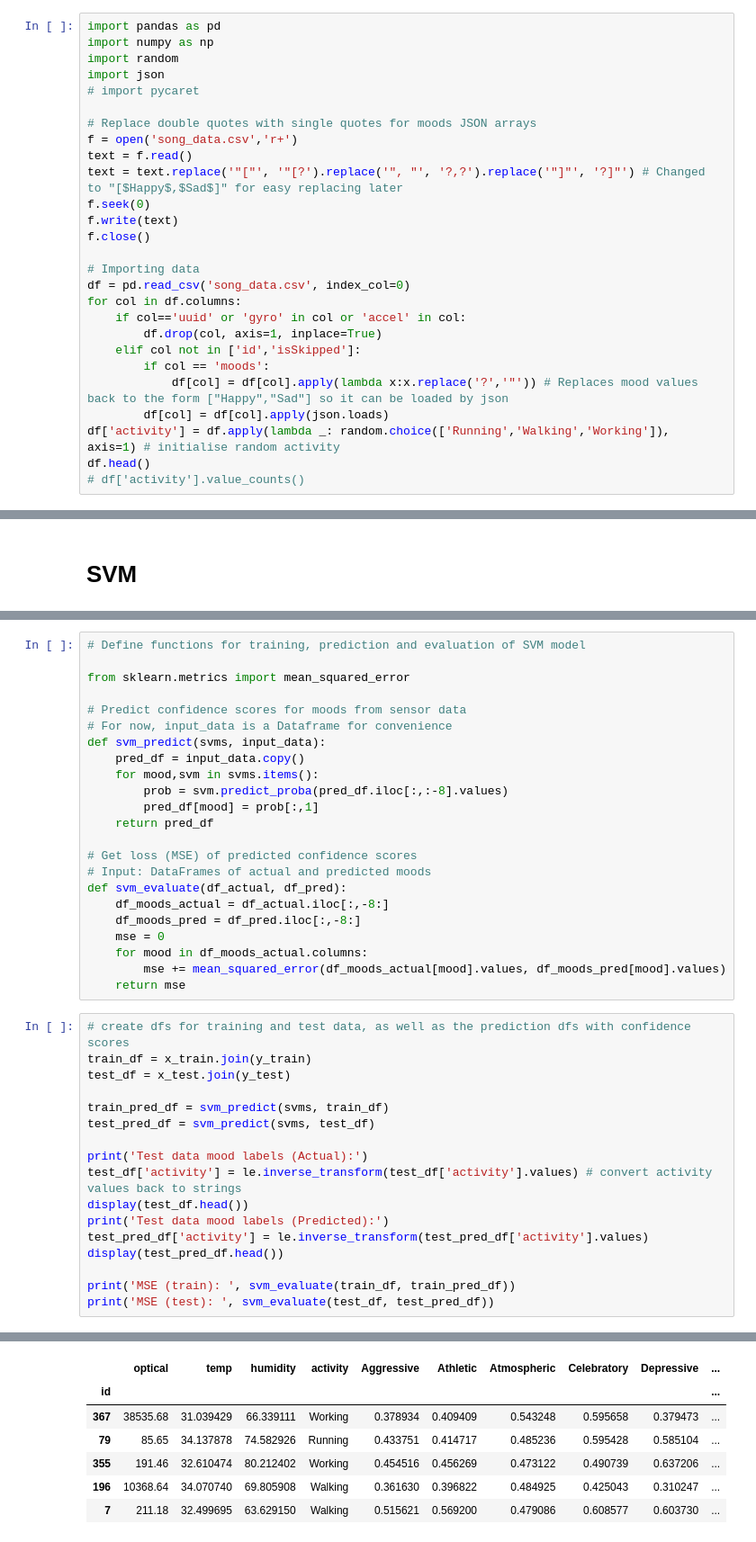
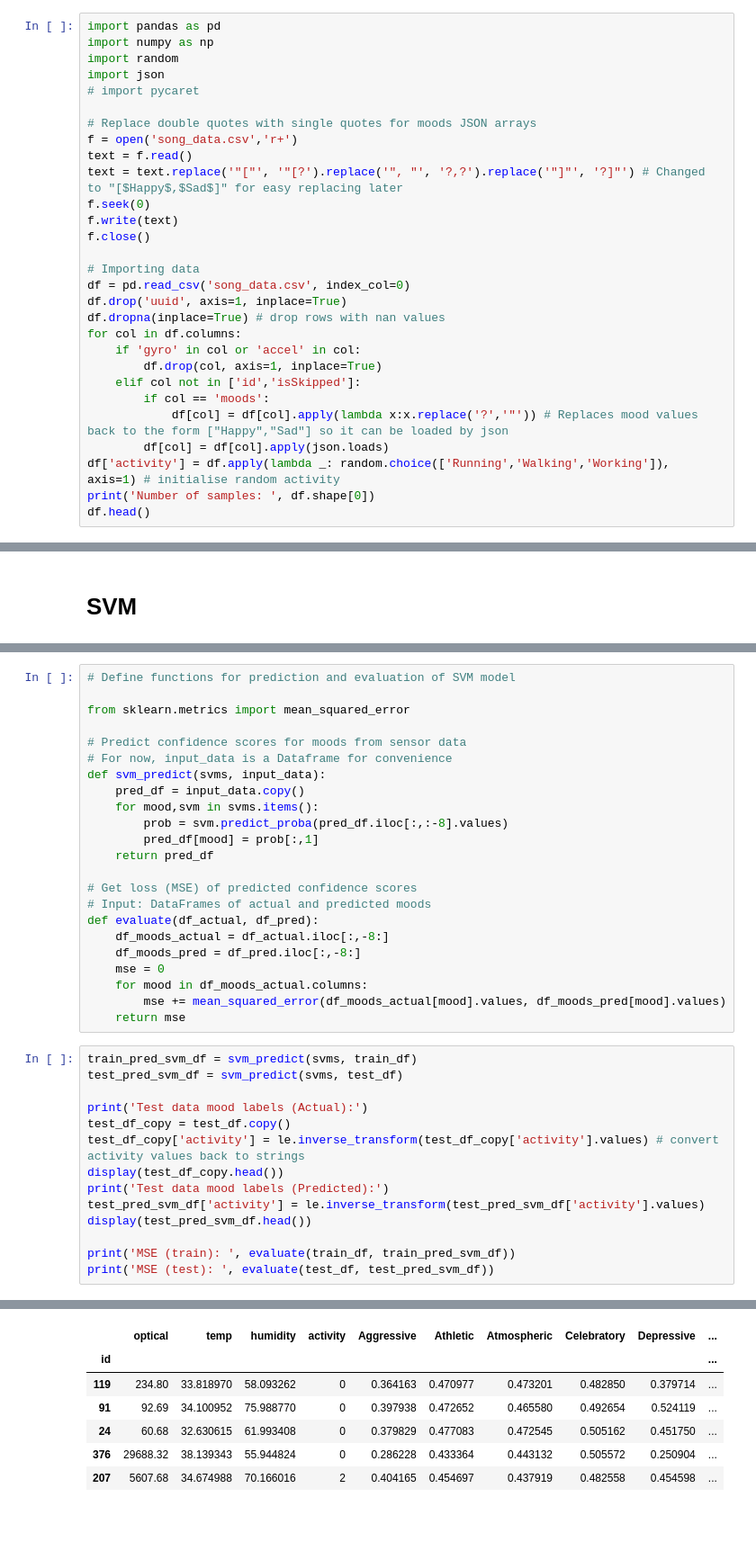
Before and after one commit to ang-zeyu/3237Project, a Jupyter notebook: StatsMethods_song_model.ipynb, the cells around one changed output, grey strips where cells are left out. Shown at 90% size. Drawn from its saved outputs; the diff is of its cells as text.

```diff
--- a/StatsMethods_song_model.ipynb
+++ b/StatsMethods_song_model.ipynb
@@ -17,14 +17,16 @@ f.close()
 
 # Importing data
 df = pd.read_csv('song_data.csv', index_col=0)
+df.drop('uuid', axis=1, inplace=True)
+df.dropna(inplace=True) # drop rows with nan values
 for col in df.columns:
-    if col=='uuid' or 'gyro' in col or 'accel' in col:
+    if 'gyro' in col or 'accel' in col:
         df.drop(col, axis=1, inplace=True)
     elif col not in ['id','isSkipped']:
         if col == 'moods':
             df[col] = df[col].apply(lambda x:x.replace('?','"')) # Replaces mood values back to the form ["Happy","Sad"] so it can be loaded by json
         df[col] = df[col].apply(json.loads)
 df['activity'] = df.apply(lambda _: random.choice(['Running','Walking','Working']), axis=1) # initialise random activity
+print('Number of samples: ', df.shape[0])
 df.head()
-# df['activity'].value_counts()
 # %% [output]
@@ -137,7 +158,7 @@ for mood in y_train.columns:
     svm_pipe.fit(x_train, y_train.loc[:,mood].values)
     svms[mood] = svm_pipe
 # %%
-# Define functions for training, prediction and evaluation of SVM model
+# Define functions for prediction and evaluation of SVM model
 
 from sklearn.metrics import mean_squared_error
 
@@ -152,7 +173,7 @@ def svm_predict(svms, input_data):
 
 # Get loss (MSE) of predicted confidence scores
 # Input: DataFrames of actual and predicted moods
-def svm_evaluate(df_actual, df_pred):
+def evaluate(df_actual, df_pred):
     df_moods_actual = df_actual.iloc[:,-8:]
     df_moods_pred = df_pred.iloc[:,-8:]
     mse = 0
@@ -160,22 +181,19 @@ def svm_evaluate(df_actual, df_pred):
         mse += mean_squared_error(df_moods_actual[mood].values, df_moods_pred[mood].values)
     return mse
 # %%
-# create dfs for training and test data, as well as the prediction dfs with confidence scores
-train_df = x_train.join(y_train)
-test_df = x_test.join(y_test)
-
-train_pred_df = svm_predict(svms, train_df)
-test_pred_df = svm_predict(svms, test_df)
+train_pred_svm_df = svm_predict(svms, train_df)
+test_pred_svm_df = svm_predict(svms, test_df)
 
 print('Test data mood labels (Actual):')
-test_df['activity'] = le.inverse_transform(test_df['activity'].values) # convert activity values back to strings
-display(test_df.head())
+test_df_copy = test_df.copy()
+test_df_copy['activity'] = le.inverse_transform(test_df_copy['activity'].values) # convert activity values back to strings
+display(test_df_copy.head())
 print('Test data mood labels (Predicted):')
-test_pred_df['activity'] = le.inverse_transform(test_pred_df['activity'].values)
-display(test_pred_df.head())
+test_pred_svm_df['activity'] = le.inverse_transform(test_pred_svm_df['activity'].values)
+display(test_pred_svm_df.head())
 
-print('MSE (train): ', svm_evaluate(train_df, train_pred_df))
-print('MSE (test): ', svm_evaluate(test_df, test_pred_df))
+print('MSE (train): ', evaluate(train_df, train_pred_svm_df))
+print('MSE (test): ', evaluate(test_df, test_pred_svm_df))
 # %% [output]
 Test data mood labels (Actual):
 |  | optical | temp | humidity | activity | Aggressive | Athletic | Atmospheric | Celebratory | Depressive | ... |
@@ -188,8 +206,8 @@ Test data mood labels (Actual):
 Test data mood labels (Predicted):
 |  | optical | temp | humidity | activity | Aggressive | Athletic | Atmospheric | Celebratory | Depressive | ... |
 | id |  |  |  |  |  |  |  |  |  | ... |
-| 367 | 38535.68 | 31.039429 | 66.339111 | Working | 0.378934 | 0.409409 | 0.543248 | 0.595658 | 0.379473 | ... |
-| 79 | 85.65 | 34.137878 | 74.582926 | Running | 0.433751 | 0.414717 | 0.485236 | 0.595428 | 0.585104 | ... |
-| 355 | 191.46 | 32.610474 | 80.212402 | Working | 0.454516 | 0.456269 | 0.473122 | 0.490739 | 0.637206 | ... |
-| 196 | 10368.64 | 34.070740 | 69.805908 | Walking | 0.361630 | 0.396822 | 0.484925 | 0.425043 | 0.310247 | ... |
-| 7 | 211.18 | 32.499695 | 63.629150 | Walking | 0.515621 | 0.569200 | 0.479086 | 0.608577 | 0.603730 | ... |
+| 119 | 234.80 | 33.818970 | 58.093262 | 0 | 0.364163 | 0.470977 | 0.473201 | 0.482850 | 0.379714 | ... |
+| 91 | 92.69 | 34.100952 | 75.988770 | 0 | 0.397938 | 0.472652 | 0.465580 | 0.492654 | 0.524119 | ... |
+| 24 | 60.68 | 32.630615 | 61.993408 | 0 | 0.379829 | 0.477083 | 0.472545 | 0.505162 | 0.451750 | ... |
+| 376 | 29688.32 | 38.139343 | 55.944824 | 0 | 0.286228 | 0.433364 | 0.443132 | 0.505572 | 0.250904 | ... |
+| 207 | 5607.68 | 34.674988 | 70.166016 | 2 | 0.404165 | 0.454697 | 0.437919 | 0.482558 | 0.454598 | ... |
```
Also changed, not shown: parts of 13 cells of this notebook.
